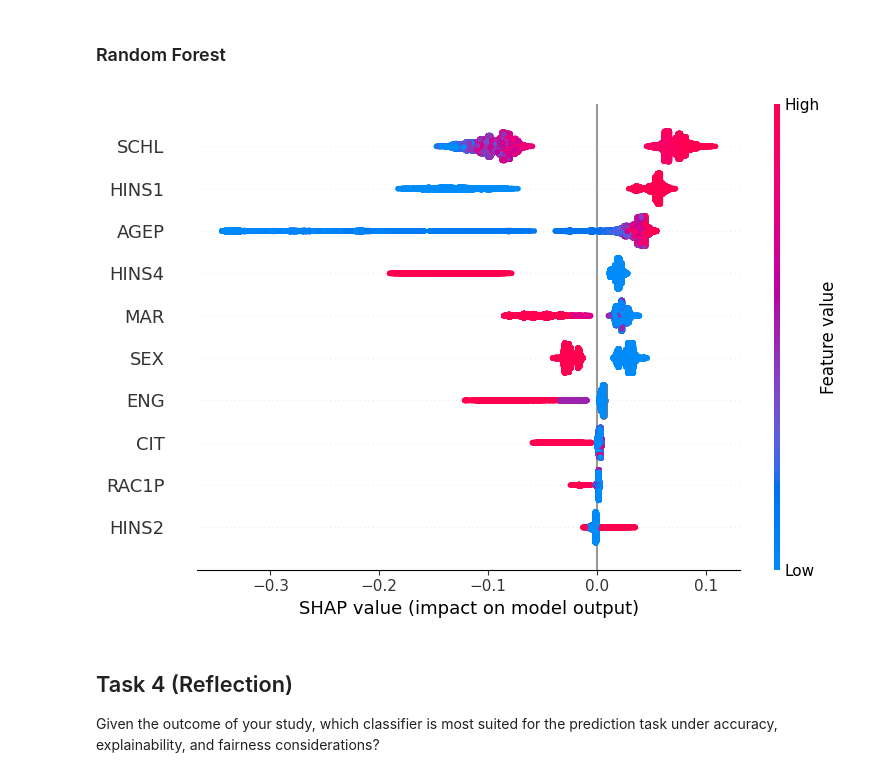
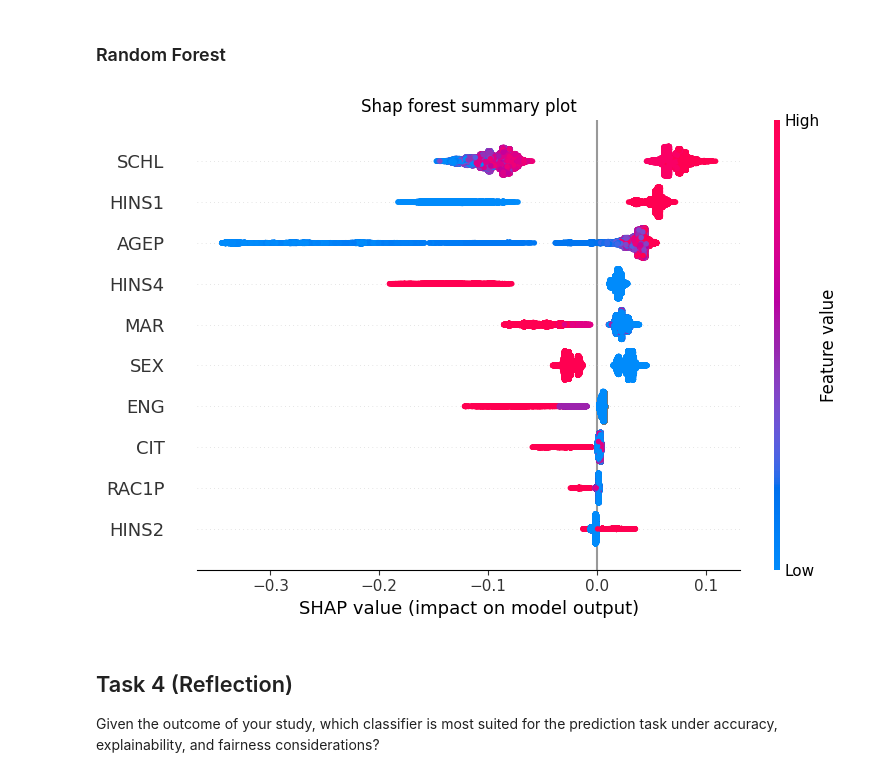
Before and after one commit to Xannadoo/Algorithmic_Fairness_Mandatories, a Jupyter notebook: Mandatory_1/afae24-assignment.ipynb, the cells around one changed output. Cells and saved outputs as stored; diff of their text form; code cells hidden in the pictures.

```diff
--- a/Mandatory_1/afae24-assignment.ipynb
+++ b/Mandatory_1/afae24-assignment.ipynb
@@ -121,7 +121,8 @@ import shap
 seed = 23
 
 #set colormap
-sns.set_palette(palette="magma")
+col_map = "tab10"
+sns.set_palette(palette=col_map)
 # %% [markdown]
 ## Task 1 (Classifiers and fairness considerations)
 1. Starting from the template, train two different classifiers on the training data: a white-box
@@ -844,9 +858,14 @@ shap.plots.bar(shap_values_LR, max_display=10)
 explainer_RF = shap.TreeExplainer(RFclf, X_train_RF.astype('float64'), model_output='probability') #It cries if I don't convert the df to floats.
 shap_values_RF = explainer_RF(X_test_RF)
 # %%
-shap.summary_plot(shap_values_RF[:,:,1], X_test_RF, feature_names=X_train_RF.columns, max_display=10)
+shap.summary_plot(shap_values_RF[:,:,1], X_test_RF, feature_names=X_train_RF.columns, max_display=10, show=False)
+plt.title(f'Shap forest summary plot')
+plt.tight_layout()
+plt.savefig("img/shap_summary_forest.png", format="png")
+
+plt.show()
 # %% [output]
-[figure, old version]
+[figure, new version]
 # %% [markdown]
 ## Task 4 (Reflection)
 Given the outcome of your study, which classifier is most suited for the prediction task under
```
Also changed, not shown: parts of 21 cells of this notebook, 14 other files.
